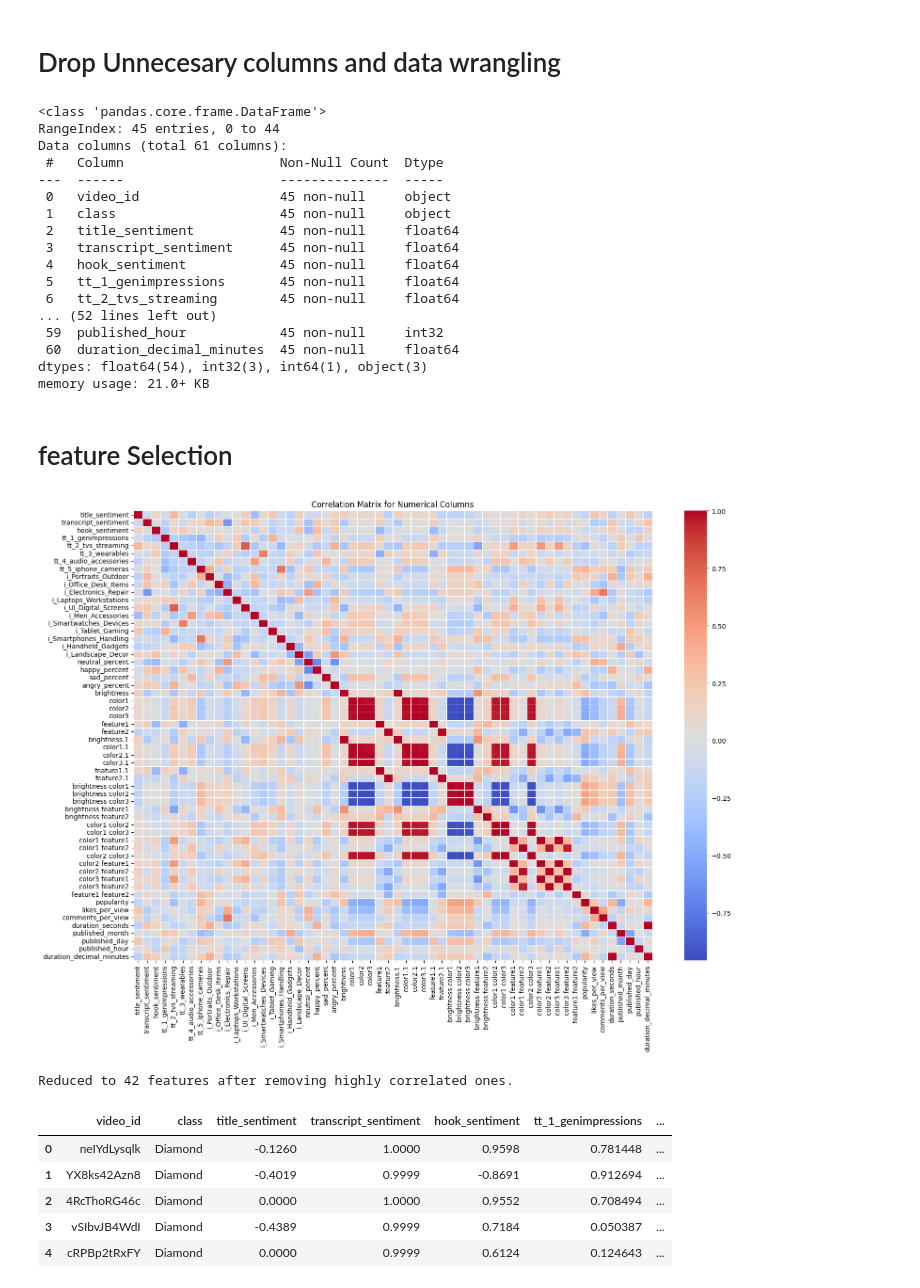
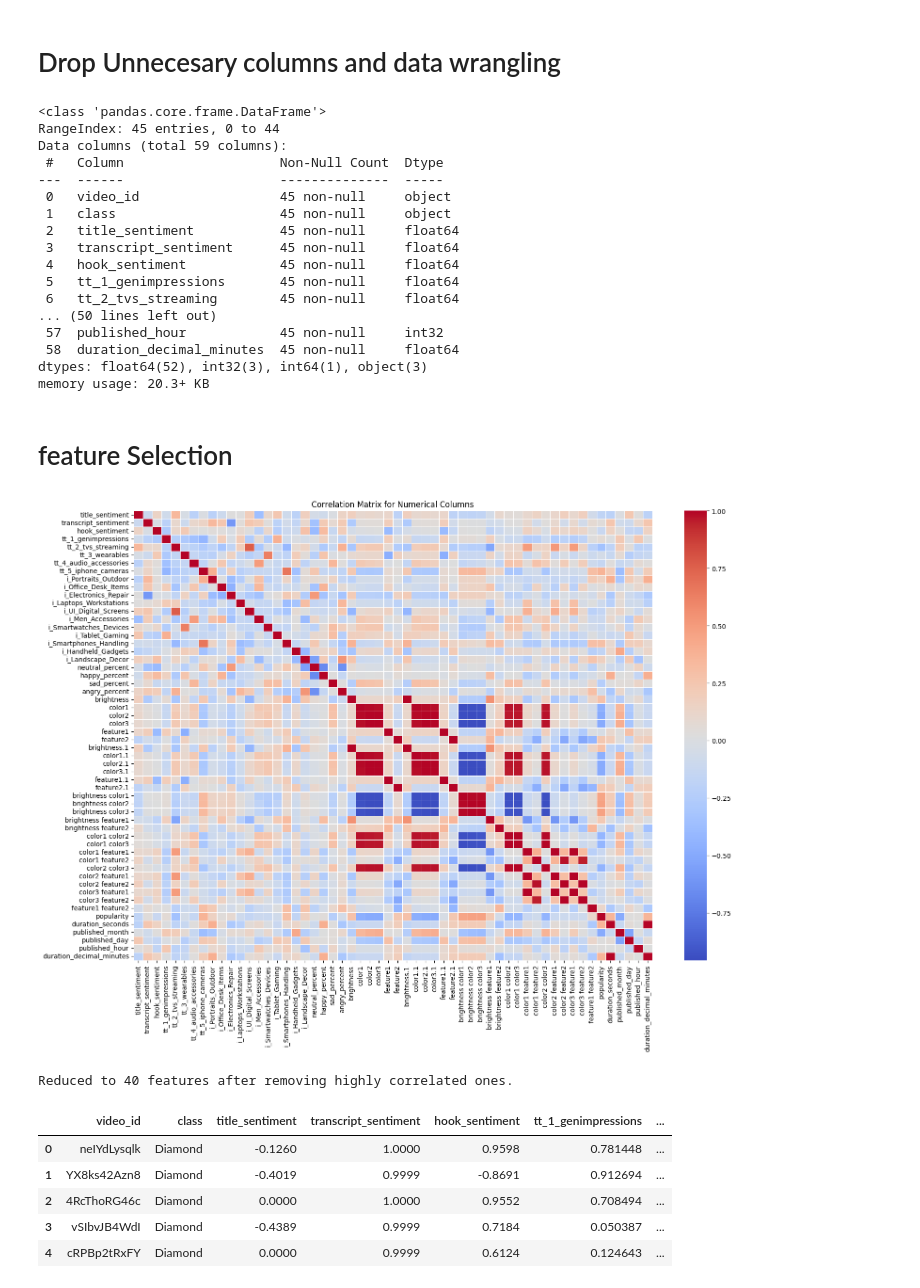
Before and after one commit to MichaelCrosson/YoutubeVideoAnalysis, a Jupyter notebook: uni_df.ipynb, the cells around one changed output. Drawn from its saved outputs; the diff is of its cells as text; code cells hidden in the pictures.

```diff
--- a/uni_df.ipynb
+++ b/uni_df.ipynb
@@ -147,8 +147,8 @@ data = merge3
 data['popularity'] = (0.5 * data['view_count'] + 0.3 * data['like_count'] + 0.2 * data['comment_count']) / data['subscriber_count']
 # %%
 #Generate ratios
-data['likes_per_view'] = data['like_count'] / data['view_count']
-data['comments_per_view'] = data['comment_count'] / data['view_count']
+#data['likes_per_view'] = data['like_count'] / data['view_count']
+#data['comments_per_view'] = data['comment_count'] / data['view_count']
 # %%
 columns_to_drop = [
     'channel_name',  # Irrelevant column
@@ -200,7 +200,7 @@ data.info()
 # %% [output]
 <class 'pandas.core.frame.DataFrame'>
 RangeIndex: 45 entries, 0 to 44
-Data columns (total 61 columns):
+Data columns (total 59 columns):
  #   Column                    Non-Null Count  Dtype
 ---  ------                    --------------  -----
  0   video_id                  45 non-null     object
@@ -210,47 +210,46 @@ Data columns (total 61 columns):
  4   hook_sentiment            45 non-null     float64
  5   tt_1_genimpressions       45 non-null     float64
  6   tt_2_tvs_streaming        45 non-null     float64
-... (52 lines left out)
- 59  published_hour            45 non-null     int32
- 60  duration_decimal_minutes  45 non-null     float64
-dtypes: float64(54), int32(3), int64(1), object(3)
-memory usage: 21.0+ KB
+... (50 lines left out)
+ 57  published_hour            45 non-null     int32
+ 58  duration_decimal_minutes  45 non-null     float64
+dtypes: float64(52), int32(3), int64(1), object(3)
+memory usage: 20.3+ KB
 # %% [markdown]
 # feature Selection
 # %%
 import matplotlib.pyplot as plt
 import seaborn as sns
 # Select only numerical columns (from your list)
 numerical_columns = [
     "title_sentiment", "transcript_sentiment", "hook_sentiment",
     "tt_1_genimpressions", "tt_2_tvs_streaming", "tt_3_wearables",
     "tt_4_audio_accessories", "tt_5_iphone_cameras", "i_Portraits_Outdoor",
     "i_Office_Desk_Items", "i_Electronics_Repair", "i_Laptops_Workstations",
     "i_UI_Digital_Screens", "i_Men_Accessories", "i_Smartwatches_Devices",
     "i_Tablet_Gaming", "i_Smartphones_Handling", "i_Handheld_Gadgets",
     "i_Landscape_Decor", "neutral_percent", "happy_percent",
     "sad_percent", "angry_percent", "brightness", "color1", "color2", "color3",
     "feature1", "feature2", "brightness.1", "color1.1", "color2.1", "color3.1",
     "feature1.1", "feature2.1", "brightness color1", "brightness color2",
     "brightness color3", "brightness feature1", "brightness feature2",
     "color1 color2", "color1 color3", "color1 feature1", "color1 feature2",
     "color2 color3", "color2 feature1", "color2 feature2", "color3 feature1",
-    "color3 feature2", "feature1 feature2", "popularity", "likes_per_view",
-    "comments_per_view", "duration_seconds", "published_month",
+    "color3 feature2", "feature1 feature2", "popularity", "duration_seconds", "published_month",
     "published_day", "published_hour", "duration_decimal_minutes"
 ]
 
 # Calculate the correlation matrix
 correlation_matrix = data[numerical_columns].corr()
 
 # Plot the correlation matrix as a heatmap
 plt.figure(figsize=(16, 12))
 sns.heatmap(correlation_matrix, annot=False, cmap='coolwarm', linewidths=0.5)
 plt.title('Correlation Matrix for Numerical Columns')
 plt.tight_layout()
 plt.show()
 # %% [output]
-[figure, old version]
+[figure, new version]
 # %%
 # Identify features with high correlation (absolute value > 0.9)
 correlation_threshold = 0.8
@@ -267,7 +266,7 @@ for i in range(len(correlation_matrix.columns)):
 reduced_data = data.drop(columns=list(to_drop))
 print(f"Reduced to {len(reduced_data.columns)} features after removing highly correlated ones.")
 # %% [output]
-Reduced to 42 features after removing highly correlated ones.
+Reduced to 40 features after removing highly correlated ones.
 # %%
 reduced_data.head()
 # %% [output]
```
Also changed, not shown: parts of 22 cells of this notebook.
